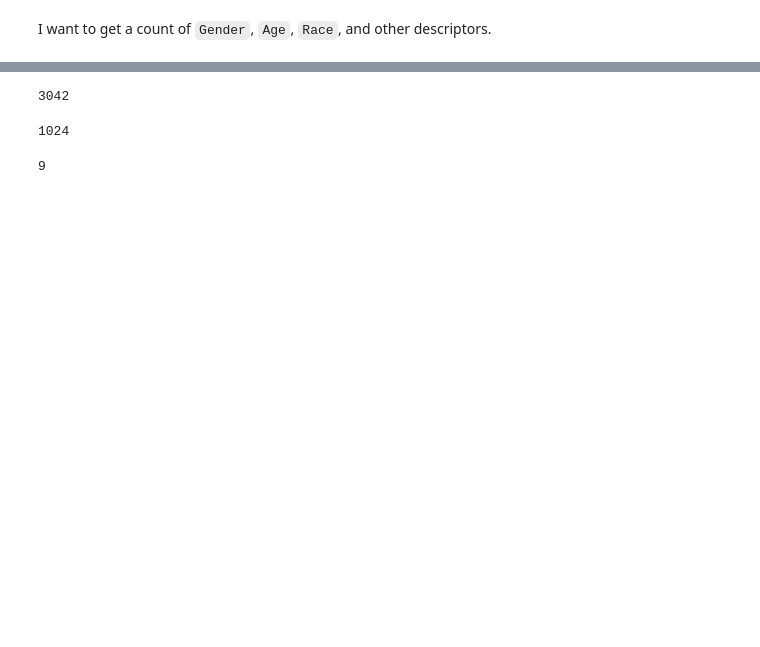
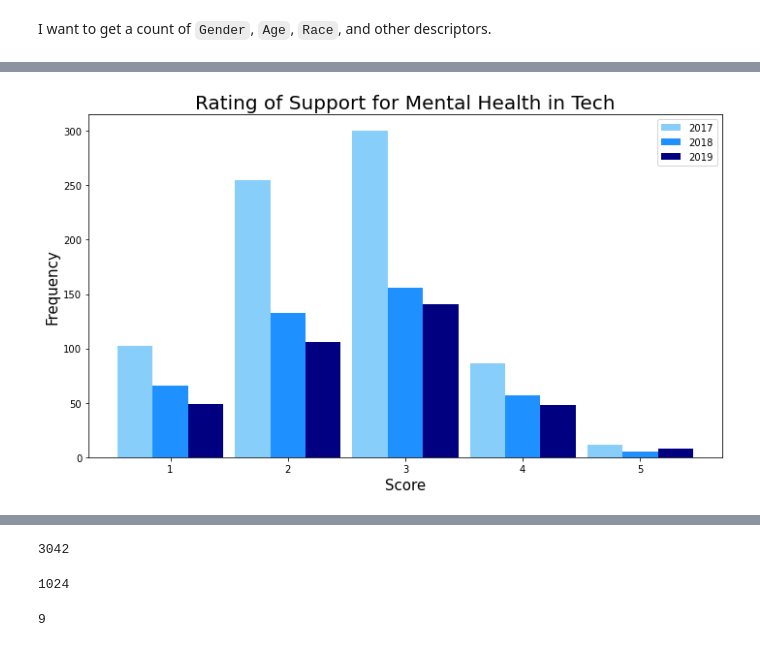
Before and after one commit to laurmarshall/Burnout-In-Tech, a Jupyter notebook: eda.ipynb, the cells around one changed output, grey strips where cells are left out. Drawn from its saved outputs; the diff is of its cells as text; code cells hidden in the pictures; blank space fills up the shorter version.

```diff
--- a/eda.ipynb
+++ b/eda.ipynb
@@ -160,0 +397,25 @@ I want to get a count of `Gender`, `Age`, `Race`, and other descriptors.
+# %%
+
+labels = [1,2,3,4,5]
+y2017 = [102,255,300,86,11]
+y2018 = [66,133,156,57,5]
+y2019 = [49,106,141,48,8]
+
+x = np.arange(len(labels))
+width = 0.3
+
+fig, ax = plt.subplots(figsize=(10,6))
+ax.bar(x-0.3, y2017, width, color='lightskyblue', align='center', label = '2017')
+ax.bar(x, y2018, width, color='dodgerblue', align='center', label = '2018')
+ax.bar(x+0.3, y2019, width, color='navy', align='center', label = '2019')
+ax.set_title('Rating of Support for Mental Health in Tech', fontsize=20)
+ax.set_xlabel('Score', fontsize=15)
+ax.set_ylabel('Frequency', fontsize=15)
+plt.xticks(x, labels)
+ax.legend()
+
+fig.tight_layout()
+
+plt.show()
+# %% [output]
+[figure, added]
```
Also changed, not shown: parts of 53 cells of this notebook.
